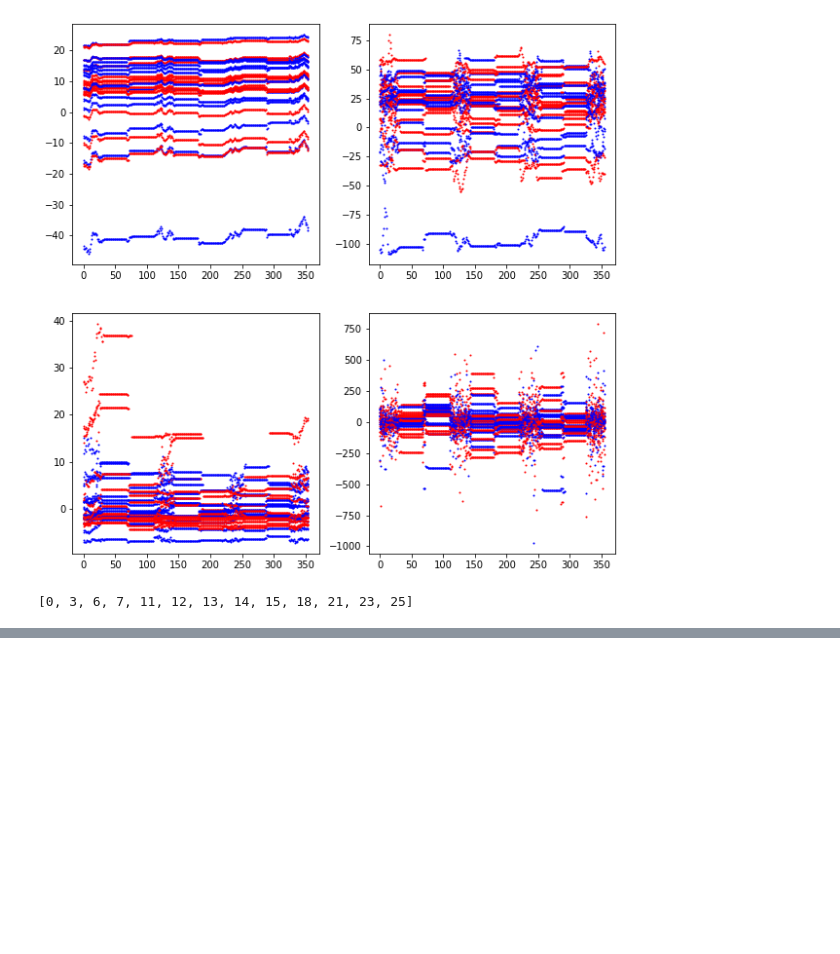
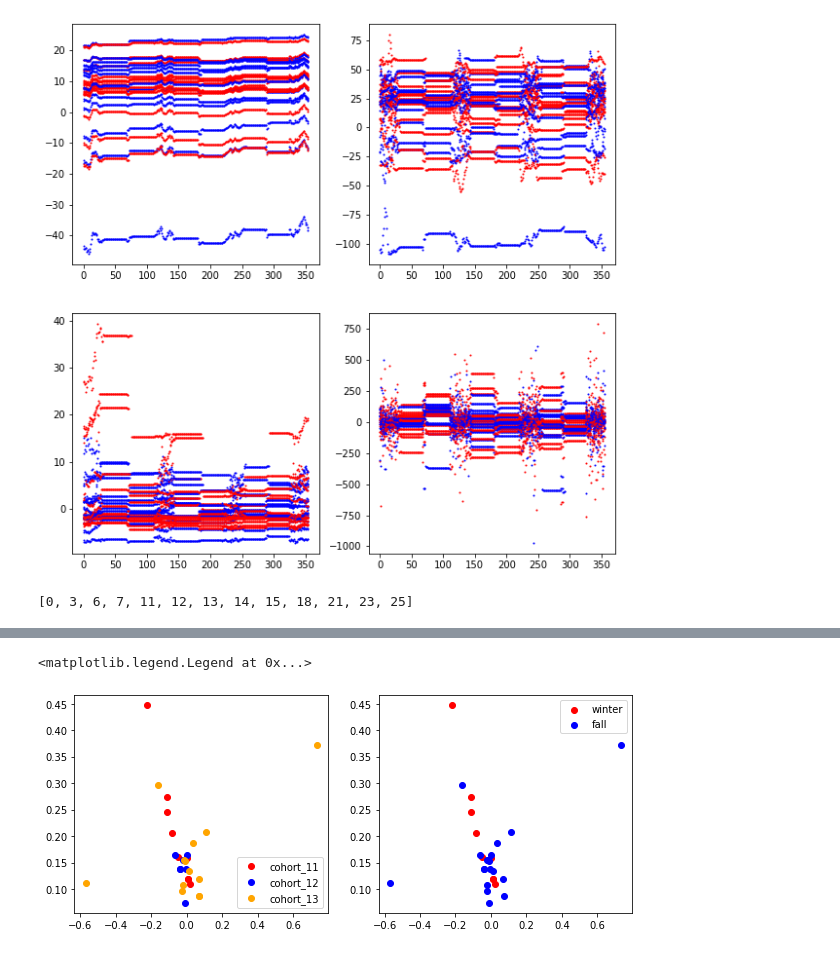
Before and after one commit to s180820/02582-Case2, a Jupyter notebook: case2_tucker.ipynb, the cells around one changed output, grey strips where cells are left out. Cells and saved outputs as stored; diff of their text form; code cells hidden in the pictures; blank space fills up the shorter version.

```diff
--- a/case2_tucker.ipynb
+++ b/case2_tucker.ipynb
@@ -552,0 +723,35 @@ axs.legend()
+# %%
+num_in_cohorts=[8,6,12]
+
+fig, axs = plt.subplots(1,2, figsize=(10,4))
+
+for p in range(26):
+
+    if p in range(8):
+        color_code_cohort = 0
+        color_code_season = 0
+
+    elif p in range(8,14):
+        color_code_cohort = 1
+        color_code_season = 1
+
+    else:
+        color_code_cohort = 2
+        color_code_season = 1
+
+    axs[0].scatter(res_people[p][0],res_people[p][1], c=colors[color_code_cohort])
+    axs[1].scatter(res_people[p][0],res_people[p][1], c=colors[color_code_season])
+
+
+axs[0].scatter(res_people[0][0],res_people[0][1], c=colors[0], label='cohort_11')
+axs[0].scatter(res_people[10][0],res_people[10][1], c=colors[1], label='cohort_12')
+axs[0].scatter(res_people[-1][0],res_people[-1][1], c=colors[2], label='cohort_13')
+
+axs[1].scatter(res_people[0][0],res_people[0][1], c=colors[0], label='winter')
+axs[1].scatter(res_people[10][0],res_people[10][1], c=colors[1], label='fall')
+
+axs[0].legend()
+axs[1].legend()
+# %% [output]
+<matplotlib.legend.Legend at 0x...>
+[figure, added]
```
Also changed, not shown: parts of 29 cells of this notebook.
